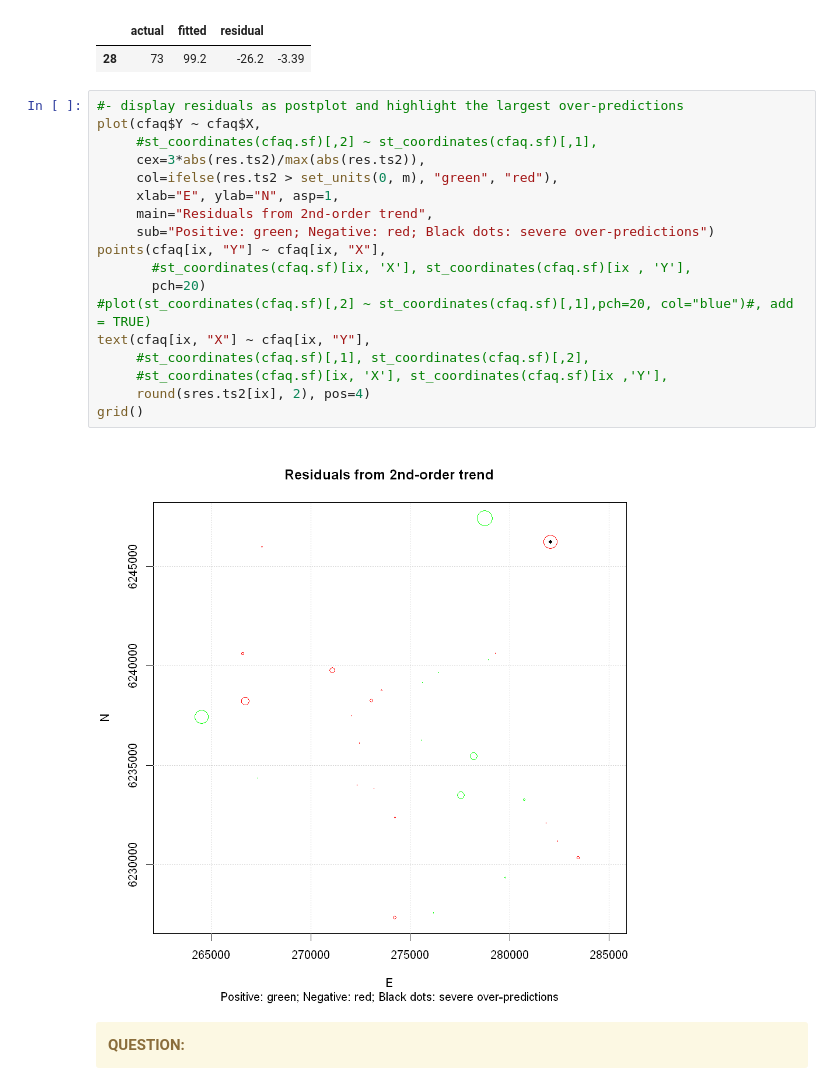
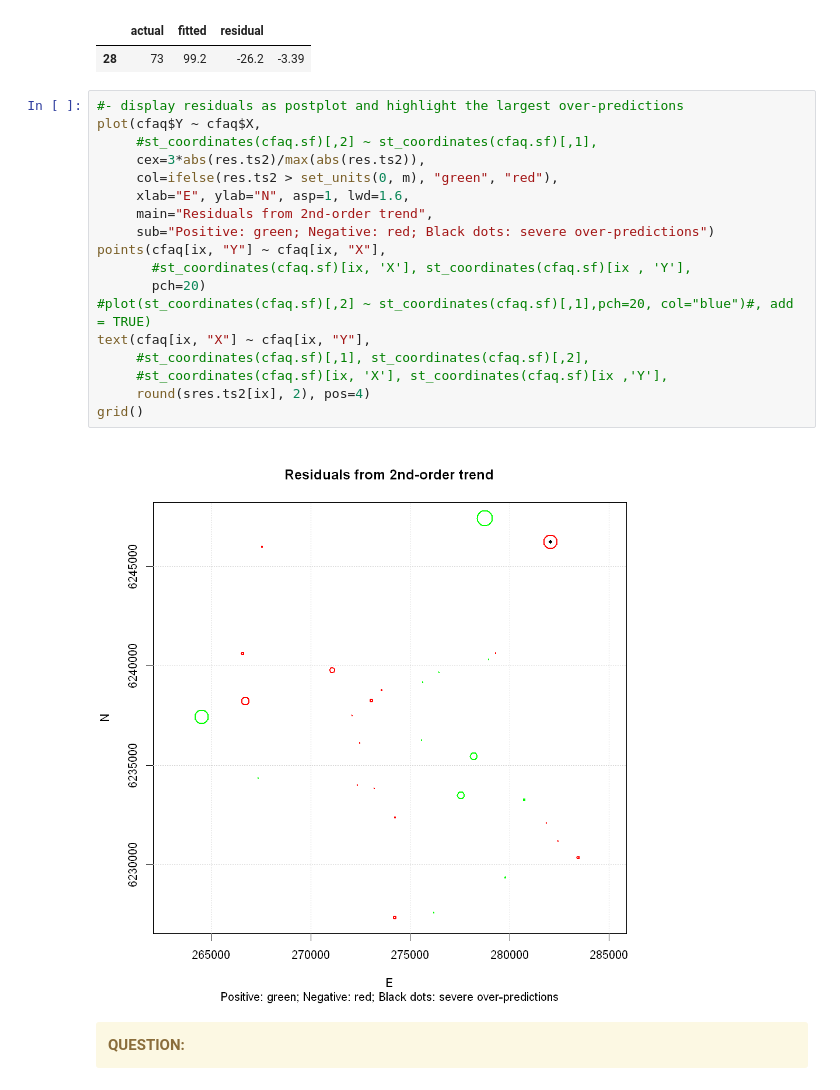
Before and after one commit to AdrianKriger/APG3040C-APG4013C, a Jupyter notebook: cptFlatsAquifer/02_extraTrendSurface.ipynb, the cells around one changed output. Saved outputs shown, nothing was run; the diff lists cells and outputs as text.

```diff
--- a/cptFlatsAquifer/02_extraTrendSurface.ipynb
+++ b/cptFlatsAquifer/02_extraTrendSurface.ipynb
@@ -371,23 +365,23 @@ summary(sres.ts2 <- rstandard(model.ts2))
 # %%
 #- display residuals as postplot and highlight the largest over-predictions
 plot(cfaq$Y ~ cfaq$X,
      #st_coordinates(cfaq.sf)[,2] ~ st_coordinates(cfaq.sf)[,1],
      cex=3*abs(res.ts2)/max(abs(res.ts2)),
      col=ifelse(res.ts2 > set_units(0, m), "green", "red"),
-     xlab="E", ylab="N", asp=1,
+     xlab="E", ylab="N", asp=1, lwd=1.6,
      main="Residuals from 2nd-order trend",
      sub="Positive: green; Negative: red; Black dots: severe over-predictions")
 points(cfaq[ix, "Y"] ~ cfaq[ix, "X"],
        #st_coordinates(cfaq.sf)[ix, 'X'], st_coordinates(cfaq.sf)[ix , 'Y'],
        pch=20)
 #plot(st_coordinates(cfaq.sf)[,2] ~ st_coordinates(cfaq.sf)[,1],pch=20, col="blue")#, add = TRUE)
 text(cfaq[ix, "X"] ~ cfaq[ix, "Y"],
      #st_coordinates(cfaq.sf)[,1], st_coordinates(cfaq.sf)[,2],
      #st_coordinates(cfaq.sf)[ix, 'X'], st_coordinates(cfaq.sf)[ix ,'Y'],
      round(sres.ts2[ix], 2), pos=4)
 grid()
 # %% [output]
-[figure, old version]
+[figure, new version]
 # %% [markdown]
 <div class="alert alert-block alert-warning"><b>QUESTION: </b> </div>
 # %% [markdown]
```
Also changed, not shown: parts of 17 cells of this notebook.
